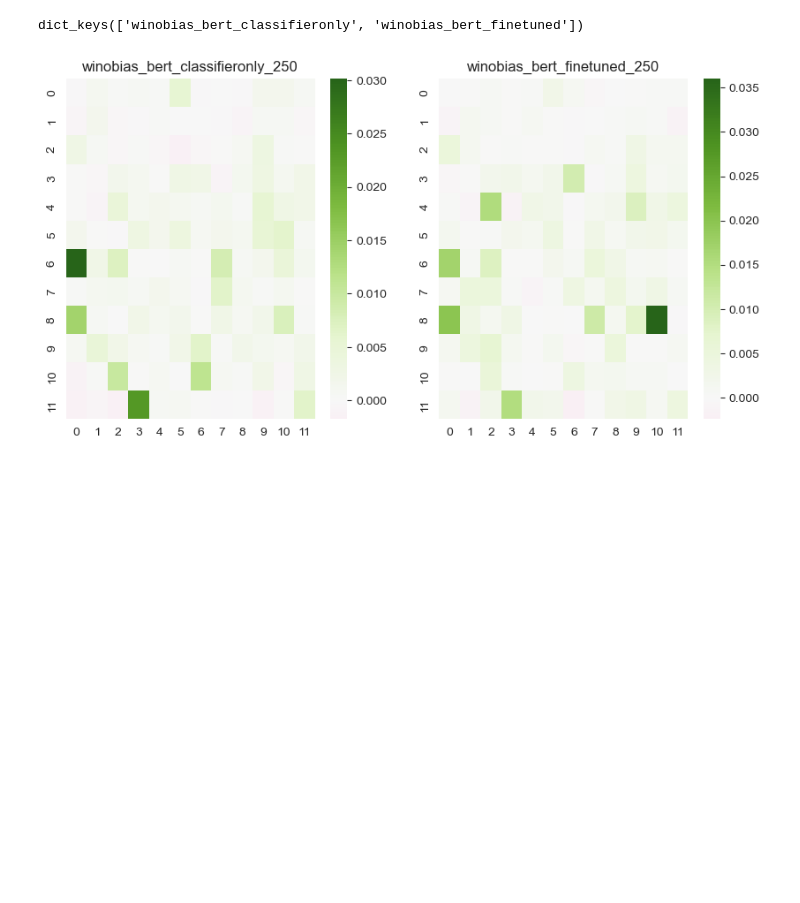
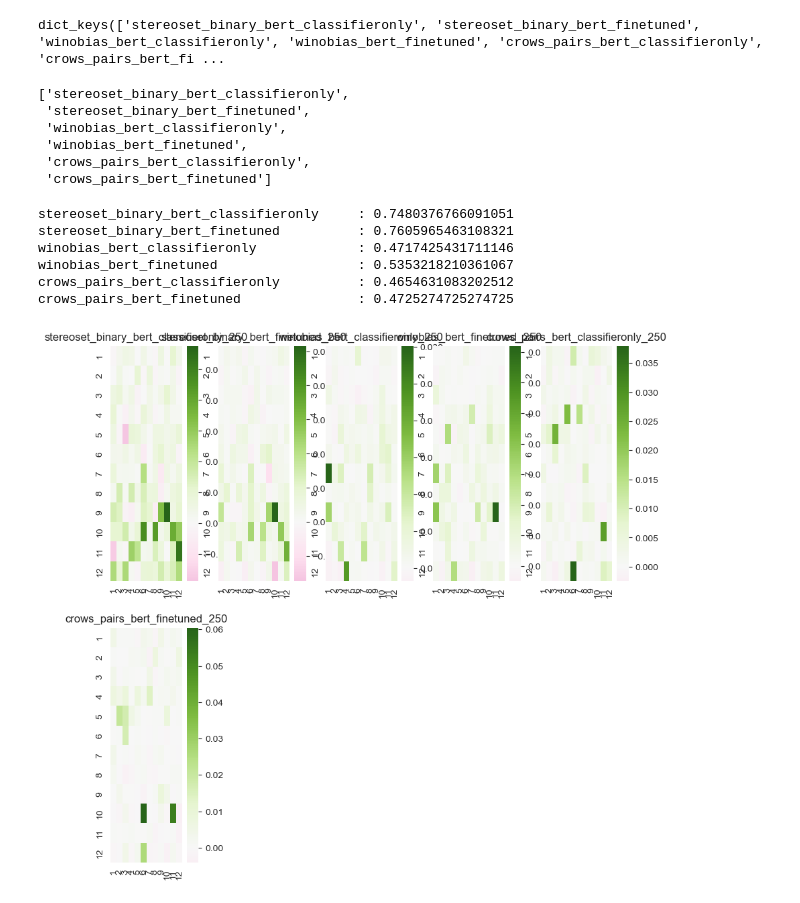
Before and after one commit to henryscheible/nlp-research, a Jupyter notebook: visualizations/multidatacomparison.ipynb, the cells around one changed output. Drawn from its saved outputs; the diff is of its cells as text; code cells hidden in the pictures; blank space fills up the shorter version.

```diff
--- a/visualizations/multidatacomparison.ipynb
+++ b/visualizations/multidatacomparison.ipynb
@@ -7,25 +7,43 @@ import numpy as np
 import pandas as pd
 import itertools
 # %%
-RESULT_URL = "https://huggingface.co/henryscheible/experiment_results/raw/main/results_2022-12-05%2006%3A16%3A53.436987.json"
+RESULT_URL = "https://huggingface.co/henryscheible/experiment_results/raw/main/results_2023-01-11%2004%3A05%3A49.037017.json"
 # %%
 data = json.loads(requests.get(RESULT_URL).text)
 # %%
 data.keys()
 # %% [output]
-dict_keys(['winobias_bert_classifieronly', 'winobias_bert_finetuned'])
+dict_keys(['stereoset_binary_bert_classifieronly', 'stereoset_binary_bert_finetuned', 'winobias_bert_classifieronly', 'winobias_bert_finetuned', 'crows_pairs_bert_classifieronly', 'crows_pairs_bert_fi ...
 # %%
 checkpoints = list(data.keys())
 suffix = "250"
 suffixes = [suffix]
+checkpoints
+# %% [output]
+['stereoset_binary_bert_classifieronly',
+ 'stereoset_binary_bert_finetuned',
+ 'winobias_bert_classifieronly',
+ 'winobias_bert_finetuned',
+ 'crows_pairs_bert_classifieronly',
+ 'crows_pairs_bert_finetuned']
+# %%
+for checkpoint in checkpoints:
+    print(f"{checkpoint:<40} : {data[checkpoint][suffix]['base_acc']}")
+# %% [output]
+stereoset_binary_bert_classifieronly     : 0.7480376766091051
+stereoset_binary_bert_finetuned          : 0.7605965463108321
+winobias_bert_classifieronly             : 0.4717425431711146
+winobias_bert_finetuned                  : 0.5353218210361067
+crows_pairs_bert_classifieronly          : 0.4654631083202512
+crows_pairs_bert_finetuned               : 0.4725274725274725
 # %%
-fig = plt.figure(figsize=(10, 5))
+fig = plt.figure(figsize=(10, 10))
 fig.subplots_adjust(hspace=0.2, wspace=0.2)
 for i, checkpoint in enumerate(checkpoints):
-    ax = fig.add_subplot(1, len(checkpoints),i+1)
+    ax = fig.add_subplot(2, len(checkpoints)-1,i+1)
     ax.set_title(f"{checkpoint}_{suffix}")
-    sns.heatmap(np.array(data[checkpoint][suffix]["contribs"]).reshape(12, 12), ax=ax, cmap="PiYG", center=0)
+    sns.heatmap(np.array(data[checkpoint][suffix]["contribs"]).reshape(12, 12), ax=ax, cmap="PiYG", center=0, xticklabels=range(1,13), yticklabels=range(1,13))
 plt.show()
 # %% [output]
-[figure, old version]
+[figure, new version]
 # %%
```
Also changed, not shown: parts of 1 cell of this notebook, 28 other files.
